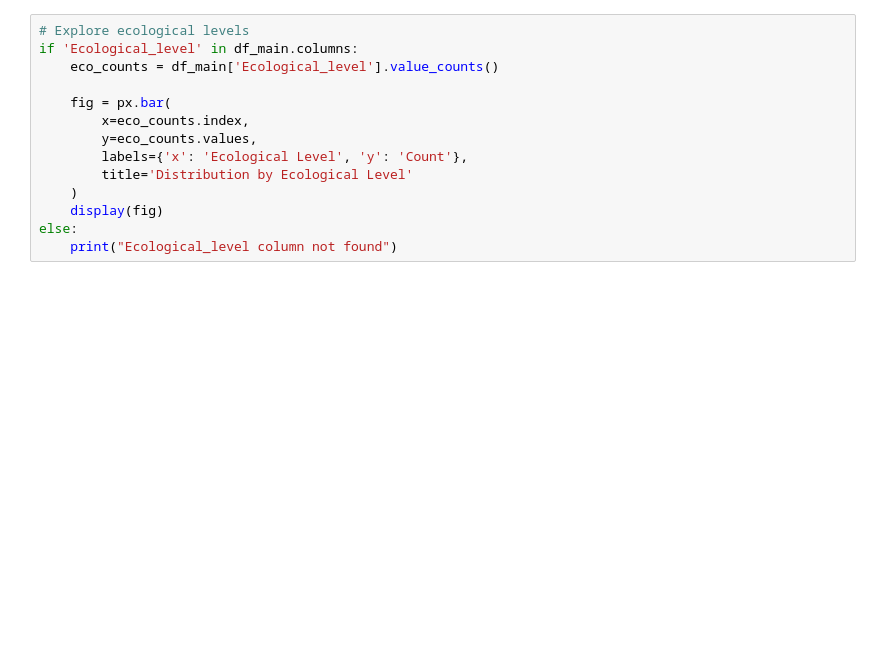
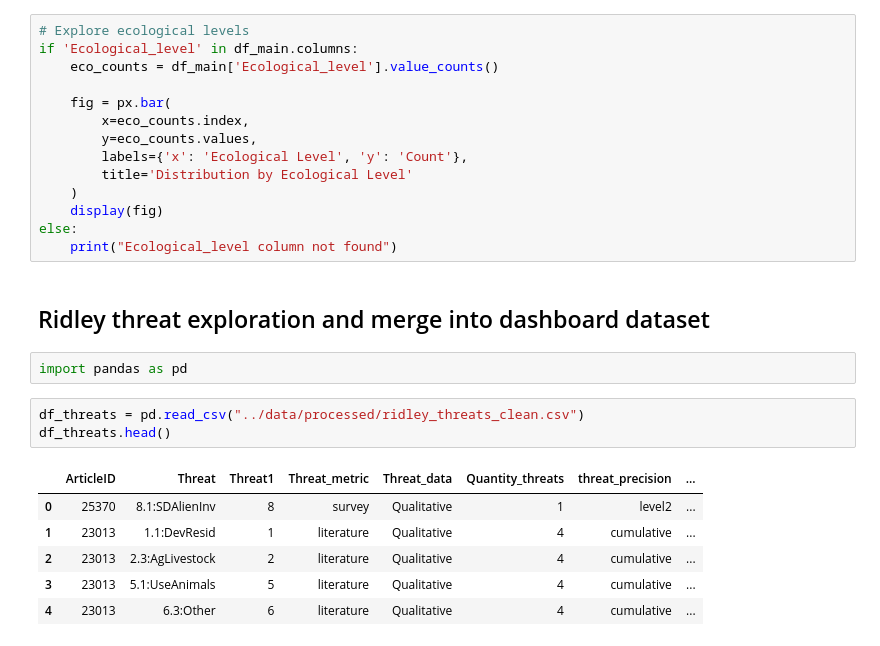
Before and after one commit to Biodiversity-Literature-Dashboard/Main_Repository, a Jupyter notebook: notebooks/data_exploration.ipynb, the cells around one changed output. Drawn from its saved outputs; the diff is of its cells as text; blank space fills up the shorter version.

```diff
--- a/notebooks/data_exploration.ipynb
+++ b/notebooks/data_exploration.ipynb
@@ -347,3 +318,17 @@ if 'Ecological_level' in df_main.columns:
     display(fig)
 else:
     print("Ecological_level column not found")
+# %% [markdown]
+## Ridley threat exploration and merge into dashboard dataset
+# %%
+import pandas as pd
+# %%
+df_threats = pd.read_csv("../data/processed/ridley_threats_clean.csv")
+df_threats.head()
+# %% [output]
+|  | ArticleID | Threat | Threat1 | Threat_metric | Threat_data | Quantity_threats | threat_precision | ... |
+| 0 | 25370 | 8.1:SDAlienInv | 8 | survey | Qualitative | 1 | level2 | ... |
+| 1 | 23013 | 1.1:DevResid | 1 | literature | Qualitative | 4 | cumulative | ... |
+| 2 | 23013 | 2.3:AgLivestock | 2 | literature | Qualitative | 4 | cumulative | ... |
+| 3 | 23013 | 5.1:UseAnimals | 5 | literature | Qualitative | 4 | cumulative | ... |
+| 4 | 23013 | 6.3:Other | 6 | literature | Qualitative | 4 | cumulative | ... |
```
Also changed, not shown: parts of 14 cells of this notebook, 1 other file.
